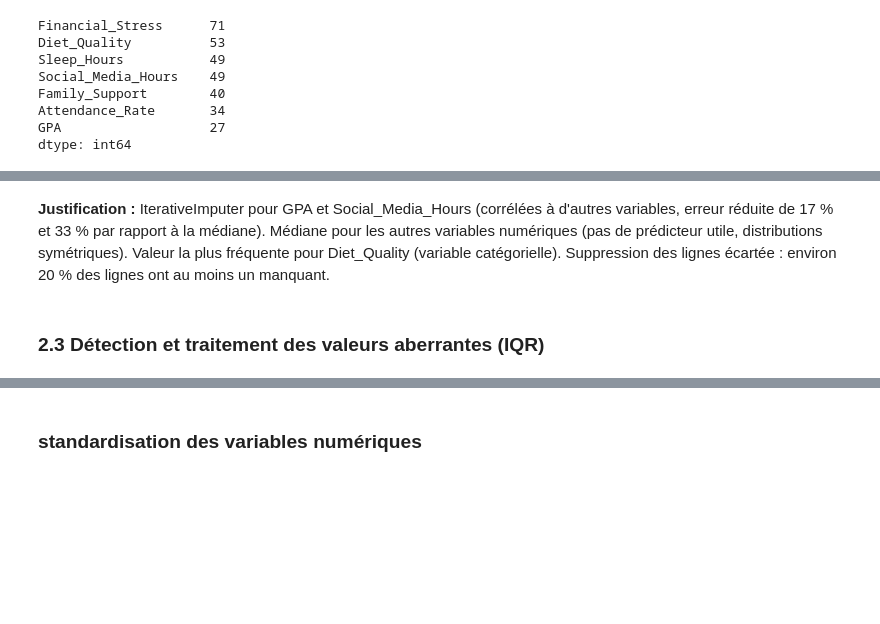
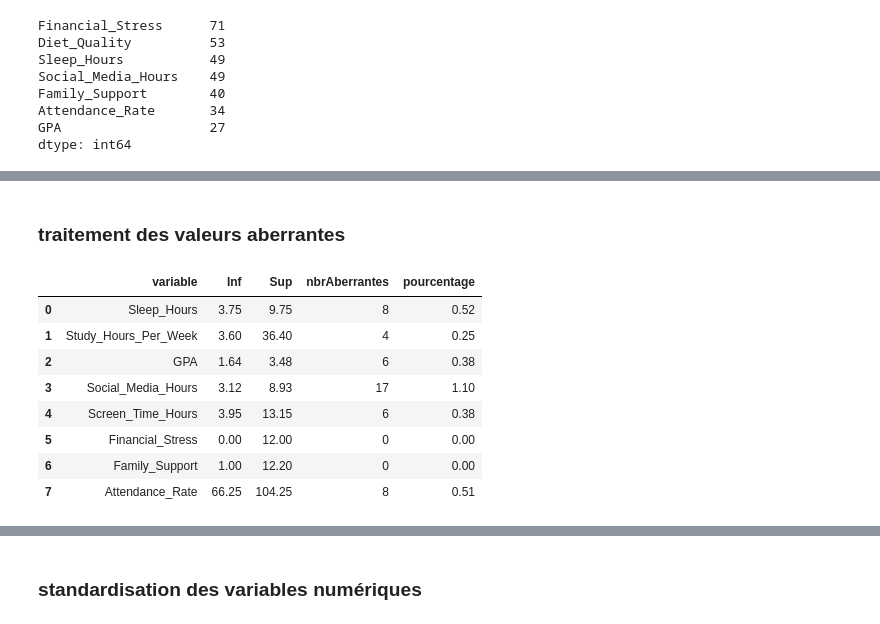
Before and after one commit to Oumohgh/Projet_Croisee, a Jupyter notebook: notebook/preprocessing.ipynb, the cells around one changed output, grey strips where cells are left out. Cells and saved outputs as stored; diff of their text form; code cells hidden in the pictures; blank space fills up the shorter version.

```diff
--- a/notebook/preprocessing.ipynb
+++ b/notebook/preprocessing.ipynb
@@ -69,20 +142,28 @@ imputation = ColumnTransformer(
-# %% [markdown]
-**Justification :** IterativeImputer pour GPA et Social_Media_Hours (corrélées à d'autres variables, erreur réduite de 17 % et 33 % par rapport à la médiane). Médiane pour les autres variables numériques (pas de prédicteur utile, distributions symétriques). Valeur la plus fréquente pour Diet_Quality (variable catégorielle). Suppression des lignes écartée : environ 20 % des lignes ont au moins un manquant.
 # %% [markdown]
-### 2.3 Détection et traitement des valeurs aberrantes (IQR)
+###  traitement des valeurs aberrantes
 # %%
 lignes = []
 for col in quant_continues:
     s = X_train[col].dropna()
     q1, q3 = s.quantile([0.25, 0.75])
     iqr = q3 - q1
     inf, sup = q1 - 1.5 * iqr, q3 + 1.5 * iqr
     masque = (s < inf) | (s > sup)
-    lignes.append({"variable": col, "borneInf": round(inf, 2), "borneSup": round(sup, 2),
-                   "nbAberrantes": int(masque.sum()), "pourcentage": round(masque.mean() * 100, 2)})
+    lignes.append({"variable": col, "Inf": round(inf, 2), "Sup": round(sup, 2),
+                   "nbrAberrantes": int(masque.sum()), "pourcentage": round(masque.mean() * 100, 2)})
 
 tableauAberrantes = pd.DataFrame(lignes)
 tableauAberrantes
+# %% [output]
+|  | variable | Inf | Sup | nbrAberrantes | pourcentage |
+| 0 | Sleep_Hours | 3.75 | 9.75 | 8 | 0.52 |
+| 1 | Study_Hours_Per_Week | 3.60 | 36.40 | 4 | 0.25 |
+| 2 | GPA | 1.64 | 3.48 | 6 | 0.38 |
+| 3 | Social_Media_Hours | 3.12 | 8.93 | 17 | 1.10 |
+| 4 | Screen_Time_Hours | 3.95 | 13.15 | 6 | 0.38 |
+| 5 | Financial_Stress | 0.00 | 12.00 | 0 | 0.00 |
+| 6 | Family_Support | 1.00 | 12.20 | 0 | 0.00 |
+| 7 | Attendance_Rate | 66.25 | 104.25 | 8 | 0.51 |
 # %%
 pt.figure(figsize=(16, 8))
 for i, col in enumerate(quant_continues, 1):
```
Also changed, not shown: parts of 42 cells of this notebook.
